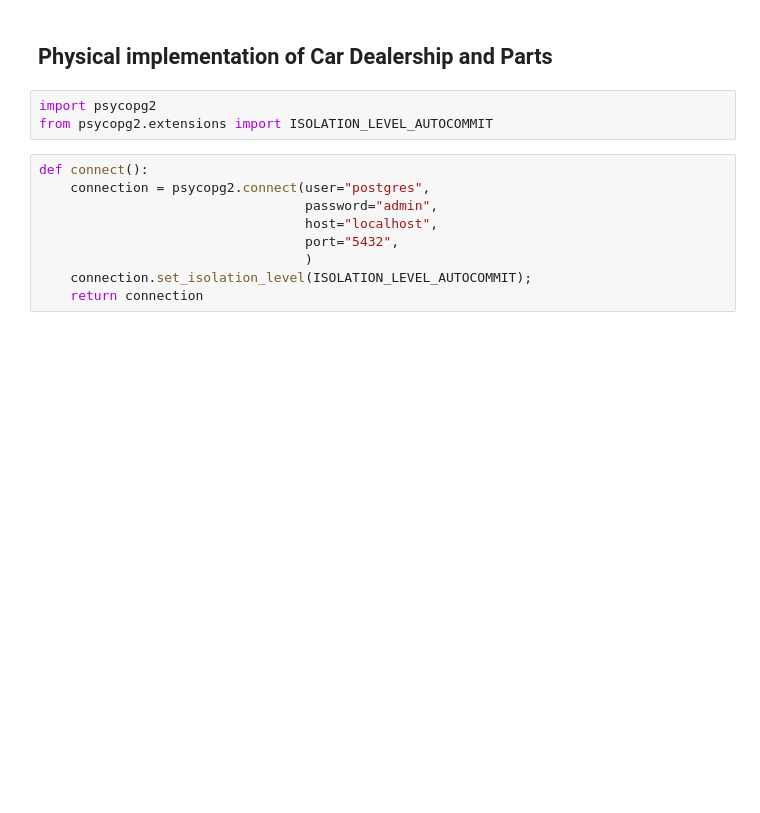
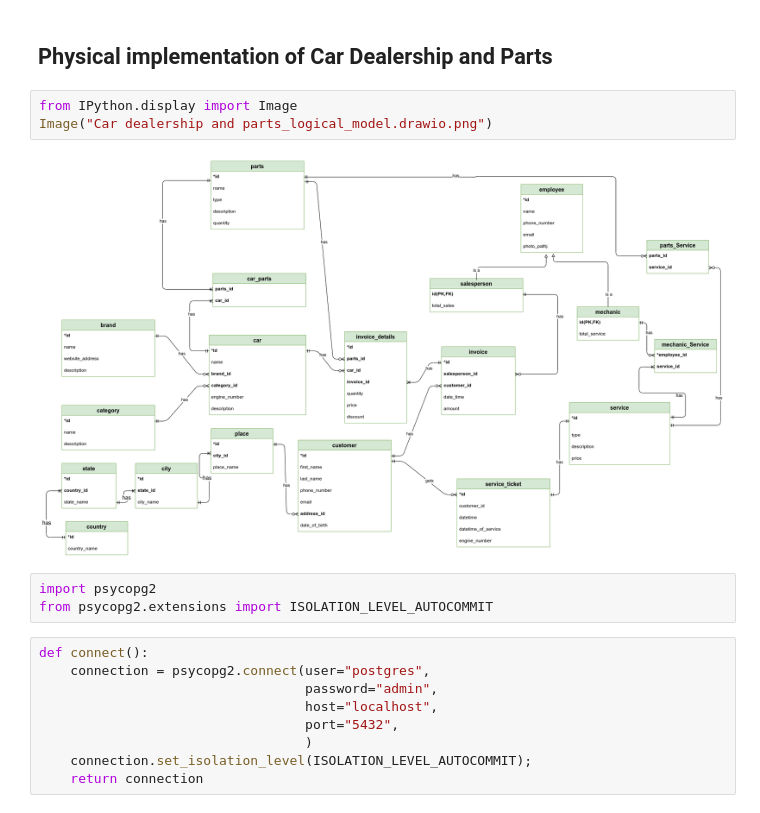
Before and after one commit to callingsandesh/Leapfrog-Assignment, a Jupyter notebook: Data/week_2/Day5/Car_dealership_and_parts_physical_implementation.ipynb, the cells around one changed output. Cells and saved outputs as stored; diff of their text form; blank space fills up the shorter version.

```diff
--- a/Data/week_2/Day5/Car_dealership_and_parts_physical_implementation.ipynb
+++ b/Data/week_2/Day5/Car_dealership_and_parts_physical_implementation.ipynb
@@ -1,5 +1,10 @@
 # %% [markdown]
 ## Physical implementation of Car Dealership and Parts
+# %%
+from IPython.display import Image
+Image("Car dealership and parts_logical_model.drawio.png")
+# %% [output]
+[figure, added]
 # %%
 import psycopg2
 from psycopg2.extensions import ISOLATION_LEVEL_AUTOCOMMIT
```
Also changed, not shown: 3 other files.
